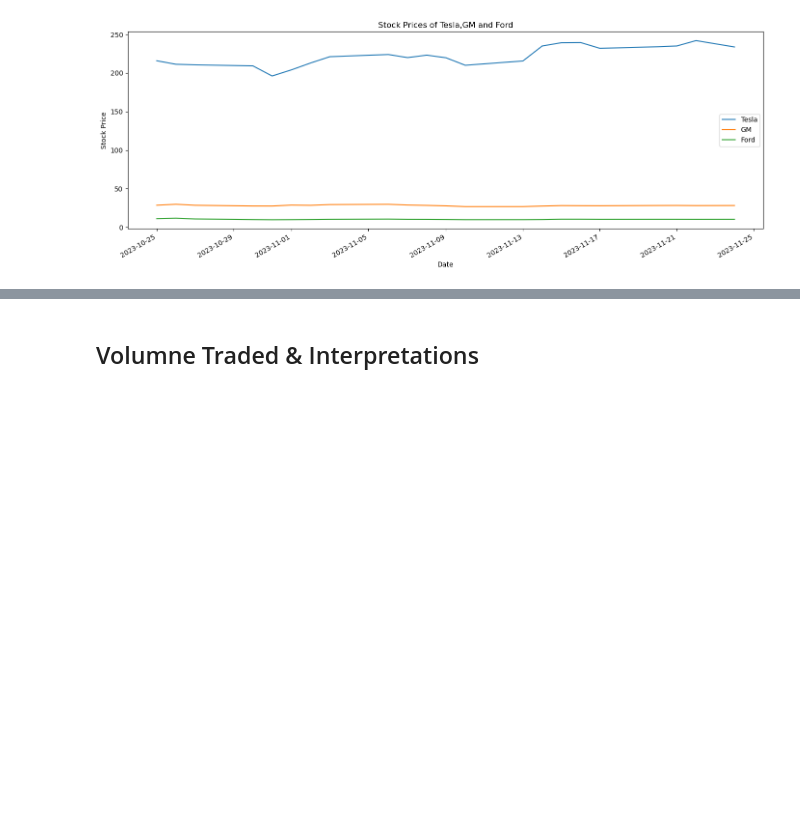
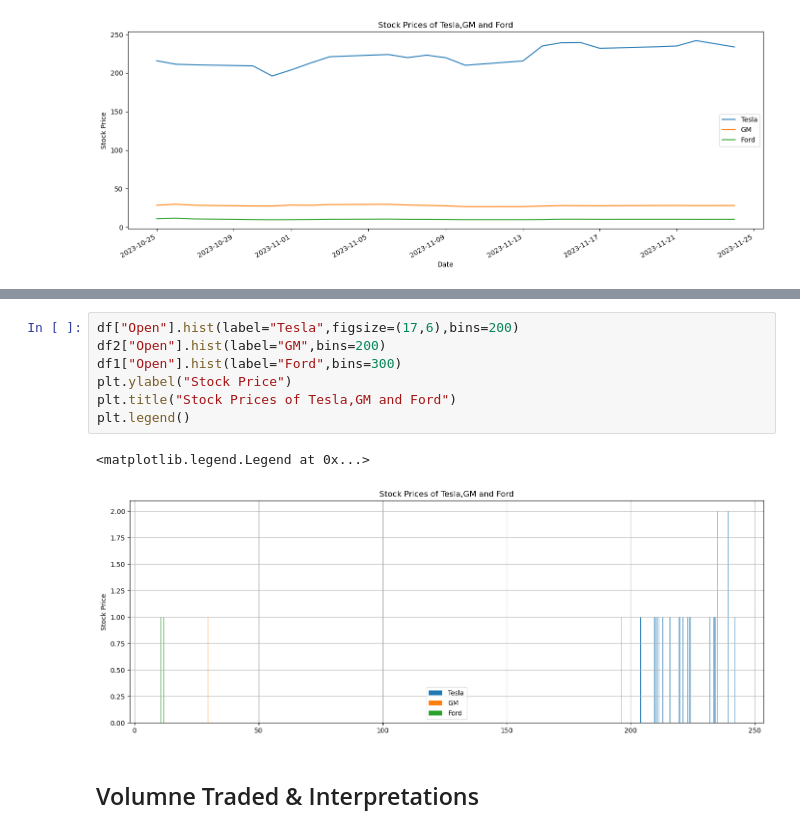
Before and after one commit to anjali8922/digipodium, a Jupyter notebook: stock_analysis.ipynb, the cells around one changed output, grey strips where cells are left out. Cells and saved outputs as stored; diff of their text form; blank space fills up the shorter version.

```diff
--- a/stock_analysis.ipynb
+++ b/stock_analysis.ipynb
@@ -59,3 +69,13 @@ plt.legend()
+# %%
+df["Open"].hist(label="Tesla",figsize=(17,6),bins=200)
+df2["Open"].hist(label="GM",bins=200)
+df1["Open"].hist(label="Ford",bins=300)
+plt.ylabel("Stock Price")
+plt.title("Stock Prices of Tesla,GM and Ford")
+plt.legend()
+# %% [output]
+<matplotlib.legend.Legend at 0x...>
+[figure, added]
 # %% [markdown]
 ## Volumne Traded & Interpretations
 # %%
```
Also changed, not shown: parts of 26 cells of this notebook, 1 other file.
